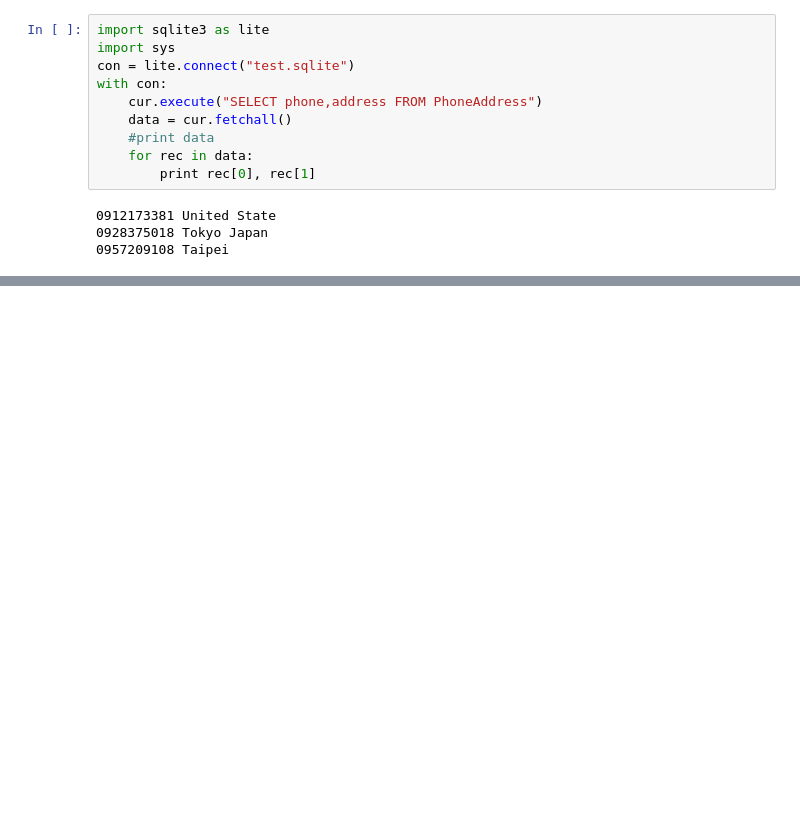
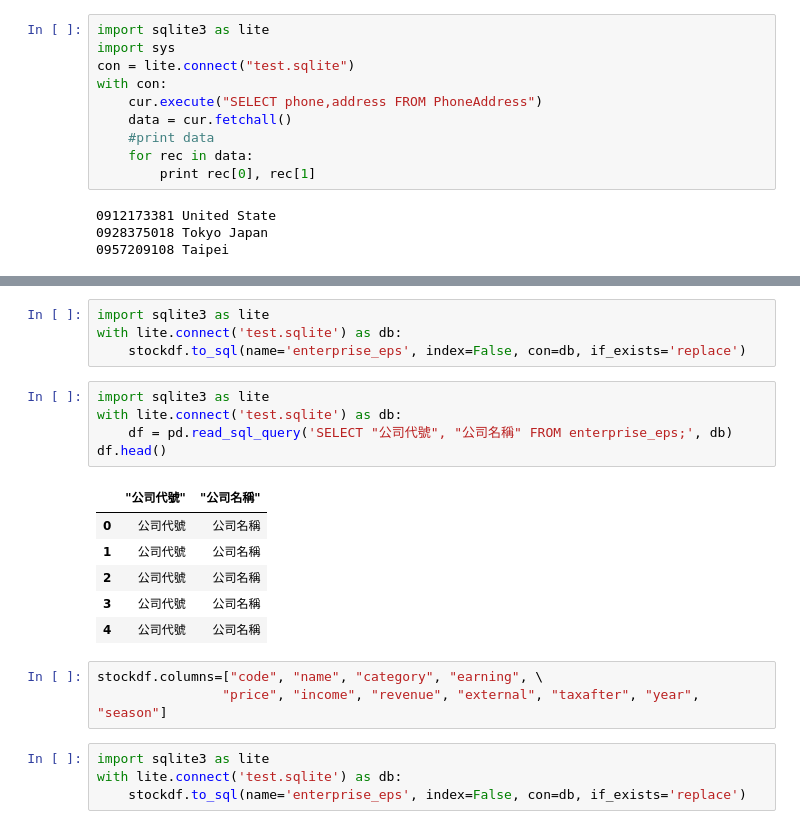
Before and after one commit to ywchiu/pyfinance, a Jupyter notebook: 20160329Demo.ipynb, the cells around one changed output, grey strips where cells are left out. Cells and saved outputs as stored; diff of their text form; blank space fills up the shorter version.

```diff
--- a/20160329Demo.ipynb
+++ b/20160329Demo.ipynb
@@ -607,0 +678,23 @@ with con:
+# %%
+import sqlite3 as lite
+with lite.connect('test.sqlite') as db:
+    stockdf.to_sql(name='enterprise_eps', index=False, con=db, if_exists='replace')
+# %%
+import sqlite3 as lite
+with lite.connect('test.sqlite') as db:
+    df = pd.read_sql_query('SELECT "公司代號", "公司名稱" FROM enterprise_eps;', db)
+df.head()
+# %% [output]
+|  | "公司代號" | "公司名稱" |
+| 0 | 公司代號 | 公司名稱 |
+| 1 | 公司代號 | 公司名稱 |
+| 2 | 公司代號 | 公司名稱 |
+| 3 | 公司代號 | 公司名稱 |
+| 4 | 公司代號 | 公司名稱 |
+# %%
+stockdf.columns=["code", "name", "category", "earning", \
+                "price", "income", "revenue", "external", "taxafter", "year", "season"]
+# %%
+import sqlite3 as lite
+with lite.connect('test.sqlite') as db:
+    stockdf.to_sql(name='enterprise_eps', index=False, con=db, if_exists='replace')
```
Also changed, not shown: parts of 7 cells of this notebook, 1 other file.
